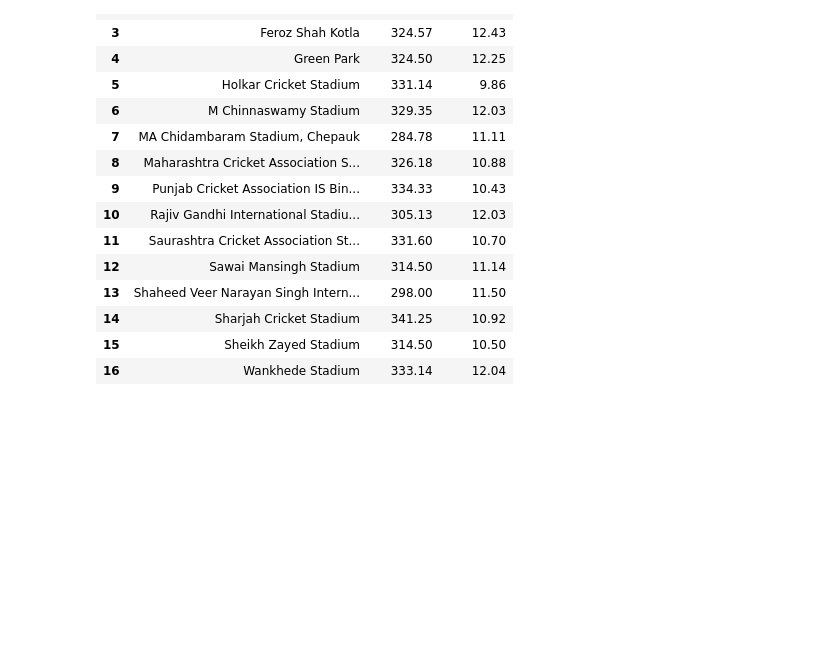
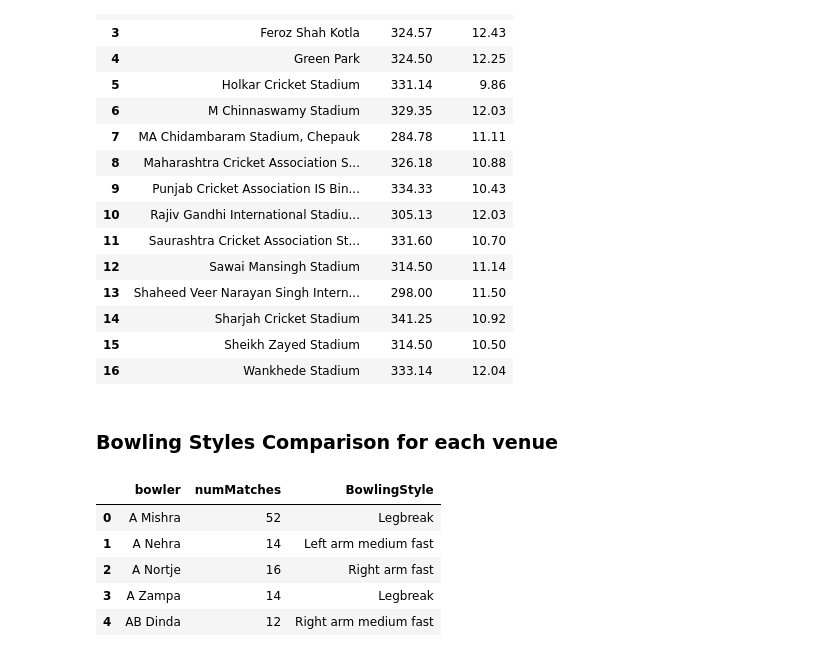
Before and after one commit to 51n15t9r/CricketAnalytics, a Jupyter notebook: 10. Venue and Toss Analysis.ipynb, the cells around one changed output. Cells and saved outputs as stored; diff of their text form; code cells hidden in the pictures; blank space fills up the shorter version.

```diff
--- a/10. Venue and Toss Analysis.ipynb
+++ b/10. Venue and Toss Analysis.ipynb
@@ -194,4 +195,6 @@ final_df
 | 14 | Sharjah Cricket Stadium | 341.25 | 10.92 |
 | 15 | Sheikh Zayed Stadium | 314.50 | 10.50 |
 | 16 | Wankhede Stadium | 333.14 | 12.04 |
+# %% [markdown]
+### Bowling Styles Comparison for each venue
 # %%
@@ -198,0 +205,12 @@ final_df
+# %%
+# Populated with data from cricinfo for bowlers who have bowled in atleasst 10 matches
+bowler_data = pd.read_csv("C:/Users/utkar/OneDrive/Desktop/Analytics/Data/Bowlers.csv")
+# %%
+bowler_data.head()
+# %% [output]
+|  | bowler | numMatches | BowlingStyle |
+| 0 | A Mishra | 52 | Legbreak |
+| 1 | A Nehra | 14 | Left arm medium fast |
+| 2 | A Nortje | 16 | Right arm fast |
+| 3 | A Zampa | 14 | Legbreak |
+| 4 | AB Dinda | 12 | Right arm medium fast |
```
Also changed, not shown: parts of 11 cells of this notebook.
